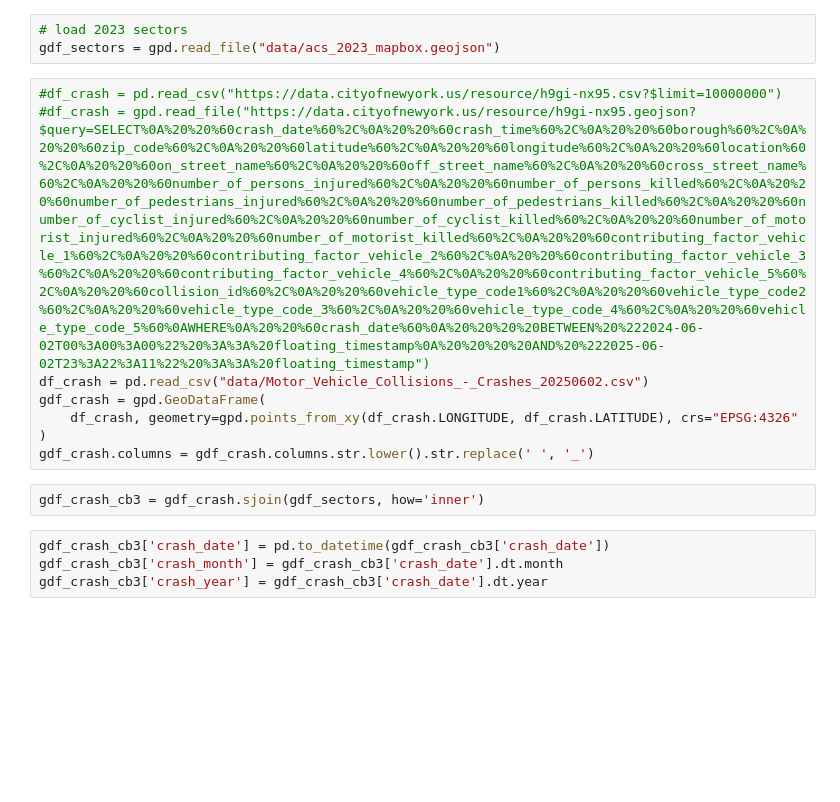
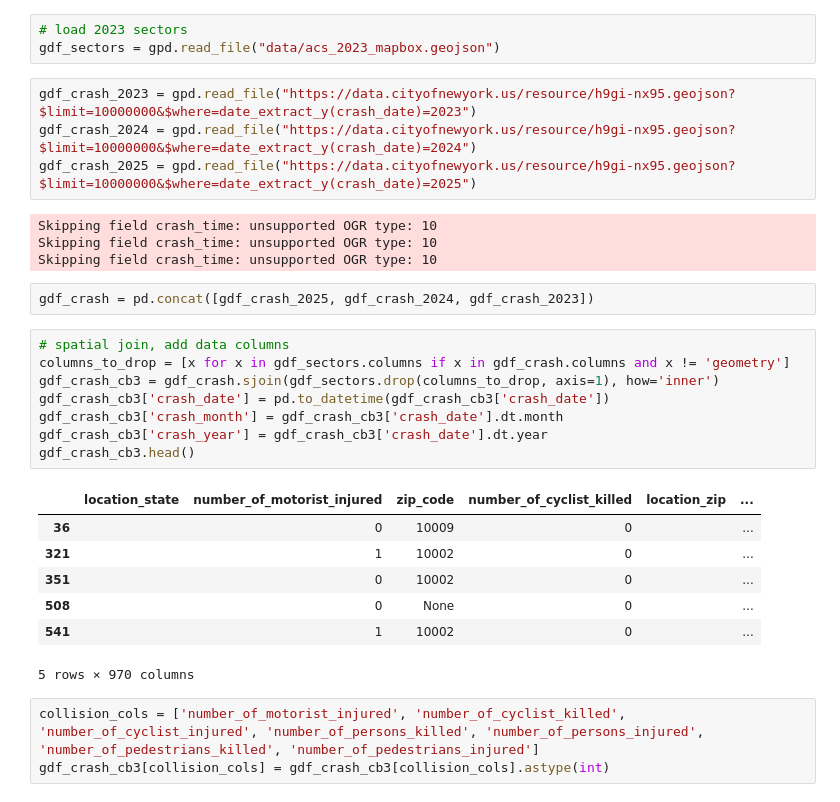
Before and after one commit to jennahgosciak/cb3-interactive, a Jupyter notebook: load_contextual_data.ipynb, the cells around one changed output. Cells and saved outputs as stored; diff of their text form; blank space fills up the shorter version.

```diff
--- a/load_contextual_data.ipynb
+++ b/load_contextual_data.ipynb
@@ -56,17 +71,34 @@ knickerbocker_village.to_crs(4326).to_file('data/knickerbocker_village.geojson')
 # %%
 # load 2023 sectors
 gdf_sectors = gpd.read_file("data/acs_2023_mapbox.geojson")
-# %%
-#df_crash = pd.read_csv("https://data.cityofnewyork.us/resource/h9gi-nx95.csv?$limit=10000000")
-#df_crash = gpd.read_file("https://data.cityofnewyork.us/resource/h9gi-nx95.geojson?$query=SELECT%0A%20%20%60crash_date%60%2C%0A%20%20%60crash_time%60%2C%0A%20%20%60borough%60%2C%0A%20%20%60zip_code%60%2C%0A%20%20%60latitude%60%2C%0A%20%20%60longitude%60%2C%0A%20%20%60location%60%2C%0A%20%20%60on_street_name%60%2C%0A%20%20%60off_street_name%60%2C%0A%20%20%60cross_street_name%60%2C%0A%20%20%60number_of_persons_injured%60%2C%0A%20%20%60number_of_persons_killed%60%2C%0A%20%20%60number_of_pedestrians_injured%60%2C%0A%20%20%60number_of_pedestrians_killed%60%2C%0A%20%20%60number_of_cyclist_injured%60%2C%0A%20%20%60number_of_cyclist_killed%60%2C%0A%20%20%60number_of_motorist_injured%60%2C%0A%20%20%60number_of_motorist_killed%60%2C%0A%20%20%60contributing_factor_vehicle_1%60%2C%0A%20%20%60contributing_factor_vehicle_2%60%2C%0A%20%20%60contributing_factor_vehicle_3%60%2C%0A%20%20%60contributing_factor_vehicle_4%60%2C%0A%20%20%60contributing_factor_vehicle_5%60%2C%0A%20%20%60collision_id%60%2C%0A%20%20%60vehicle_type_code1%60%2C%0A%20%20%60vehicle_type_code2%60%2C%0A%20%20%60vehicle_type_code_3%60%2C%0A%20%20%60vehicle_type_code_4%60%2C%0A%20%20%60vehicle_type_code_5%60%0AWHERE%0A%20%20%60crash_date%60%0A%20%20%20%20BETWEEN%20%222024-06-02T00%3A00%3A00%22%20%3A%3A%20floating_timestamp%0A%20%20%20%20AND%20%222025-06-02T23%3A22%3A11%22%20%3A%3A%20floating_timestamp")
-df_crash = pd.read_csv("data/Motor_Vehicle_Collisions_-_Crashes_20250602.csv")
-gdf_crash = gpd.GeoDataFrame(
-    df_crash, geometry=gpd.points_from_xy(df_crash.LONGITUDE, df_crash.LATITUDE), crs="EPSG:4326"
-)
-gdf_crash.columns = gdf_crash.columns.str.lower().str.replace(' ', '_')
-# %%
-gdf_crash_cb3 = gdf_crash.sjoin(gdf_sectors, how='inner')
+# %%
+gdf_crash_2023 = gpd.read_file("https://data.cityofnewyork.us/resource/h9gi-nx95.geojson?$limit=10000000&$where=date_extract_y(crash_date)=2023")
+gdf_crash_2024 = gpd.read_file("https://data.cityofnewyork.us/resource/h9gi-nx95.geojson?$limit=10000000&$where=date_extract_y(crash_date)=2024")
+gdf_crash_2025 = gpd.read_file("https://data.cityofnewyork.us/resource/h9gi-nx95.geojson?$limit=10000000&$where=date_extract_y(crash_date)=2025")
+# %% [output]
+Skipping field crash_time: unsupported OGR type: 10
+Skipping field crash_time: unsupported OGR type: 10
+Skipping field crash_time: unsupported OGR type: 10
+# %%
+gdf_crash = pd.concat([gdf_crash_2025, gdf_crash_2024, gdf_crash_2023])
 # %%
+# spatial join, add data columns
+columns_to_drop = [x for x in gdf_sectors.columns if x in gdf_crash.columns and x != 'geometry']
+gdf_crash_cb3 = gdf_crash.sjoin(gdf_sectors.drop(columns_to_drop, axis=1), how='inner')
 gdf_crash_cb3['crash_date'] = pd.to_datetime(gdf_crash_cb3['crash_date'])
 gdf_crash_cb3['crash_month'] = gdf_crash_cb3['crash_date'].dt.month
 gdf_crash_cb3['crash_year'] = gdf_crash_cb3['crash_date'].dt.year
+gdf_crash_cb3.head()
+# %% [output]
+|  | location_state | number_of_motorist_injured | zip_code | number_of_cyclist_killed | location_zip | ... |
+| 36 |  | 0 | 10009 | 0 |  | ... |
+| 321 |  | 1 | 10002 | 0 |  | ... |
+| 351 |  | 0 | 10002 | 0 |  | ... |
+| 508 |  | 0 | None | 0 |  | ... |
+| 541 |  | 1 | 10002 | 0 |  | ... |
+5 rows × 970 columns
+# %%
+collision_cols = ['number_of_motorist_injured', 'number_of_cyclist_killed',
+'number_of_cyclist_injured', 'number_of_persons_killed', 'number_of_persons_injured',
+'number_of_pedestrians_killed', 'number_of_pedestrians_injured']
+gdf_crash_cb3[collision_cols] = gdf_crash_cb3[collision_cols].astype(int)
```
Also changed, not shown: parts of 9 cells of this notebook, 7 other files.
